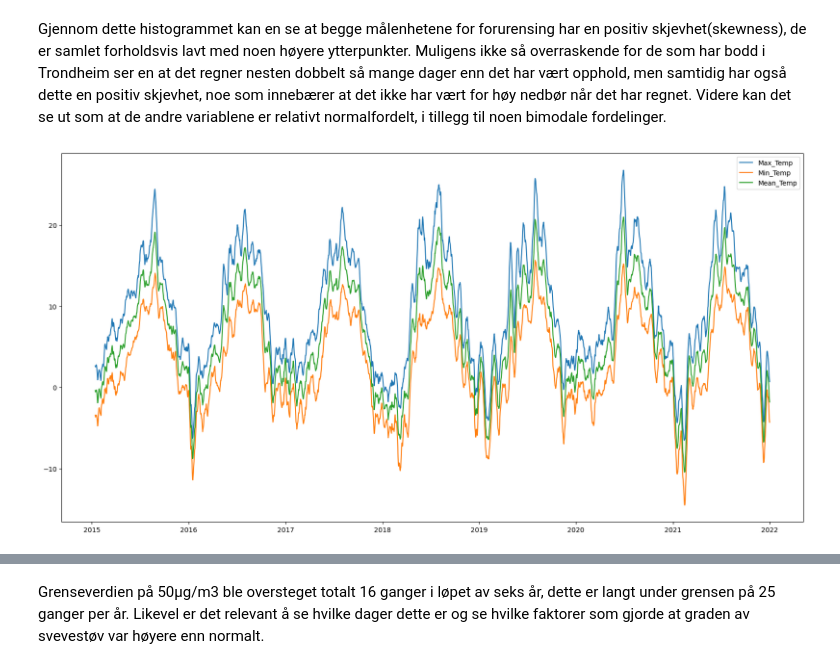
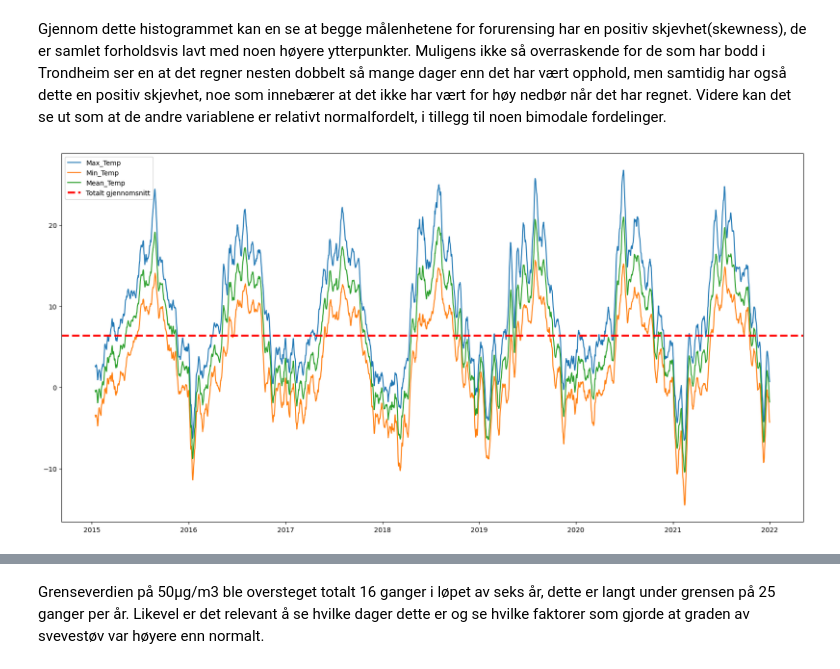
Before and after one commit to vrognaas/MET2010_Prosjektoppgave, a Jupyter notebook: Prosjektoppgave.ipynb, the cells around one changed output, grey strips where cells are left out. Drawn from its saved outputs; the diff is of its cells as text; code cells hidden in the pictures.

```diff
--- a/Prosjektoppgave.ipynb
+++ b/Prosjektoppgave.ipynb
@@ -147,0 +159,32 @@ weather.tail()
+# %%
+veidata_havnegata = veidata_havnegata.loc[(veidata_havnegata['Felt'] == "Totalt")]
+veidata_havnegata = veidata_havnegata[["Dato", "Volum"]]
+veidata_havnegata["Volum"] = veidata_havnegata.Volum.str.replace('-','0')
+veidata_havnegata["Volum"] = veidata_havnegata.Volum.astype("float64")
+veidata_havnegata.set_index("Dato", inplace=True)
+veidata_havnegata.index = pd.to_datetime(veidata_havnegata.index, format="%Y-%m-%d").date
+
+idx = pd.date_range('2015-01-01', '2021-12-31')
+veidata_havnegata = veidata_havnegata.reindex(idx, fill_value=0)
+veidata_havnegata["Volum"].replace(0, np.nan, inplace=True)
+veidata_innherred_saxe = veidata_innherred_saxe.loc[(veidata_innherred_saxe['Felt'] == "Totalt")]
+# %%
+veidata_innherred_saxe = veidata_innherred_saxe[["Dato", "Volum"]]
+veidata_innherred_saxe["Volum"] = veidata_innherred_saxe.Volum.str.replace('-','0')
+veidata_innherred_saxe["Volum"] = veidata_innherred_saxe.Volum.astype("float64")
+veidata_innherred_saxe.set_index("Dato", inplace=True)
+veidata_innherred_saxe.index = pd.to_datetime(veidata_innherred_saxe.index, format="%Y-%m-%d").date
+
+idx = pd.date_range('2015-01-01', '2021-12-31')
+veidata_innherred_saxe = veidata_innherred_saxe.reindex(idx, fill_value=0)
+veidata_innherred_saxe["Volum"].replace(0, np.nan, inplace=True)
+veidata_havnegata.isna().sum()
+oppjusteringsfaktor = veidata_havnegata.Volum.mean()/veidata_innherred_saxe.Volum.mean()
+veidata_havnegata["Volum"].fillna(veidata_innherred_saxe["Volum"]*oppjusteringsfaktor, inplace=True)
+# %%
+
+veidata_havnegata[veidata_havnegata["Volum"].isna()]
+veidata_havnegata["Volum"] = (veidata_havnegata["Volum"].ffill()+veidata_havnegata["Volum"].bfill())/2
+veidata_havnegata["Volum"] = veidata_havnegata["Volum"].round(0).astype("int")
+veidata_havnegata.plot(figsize=(20,10))
+veidata_havnegata.info()
@@ -147,0 +202,2 @@ weather.tail()
+# %%
+weather["Traffic"] = veidata_havnegata["Volum"]
@@ -248,12 +318,12 @@ Gjennom dette histogrammet kan en se at begge målenhetene for forurensing har e
 # %%
 weather_power.Max_Temp.rolling(14).mean().plot(figsize=(20,10))
 weather_power.Min_Temp.rolling(14).mean().plot()
 weather_power.Mean_Temp.rolling(14).mean().plot()
-
+plt.axhline(y=np.nanmean(weather_power.Mean_Temp), color='red', linestyle='--', linewidth=3, label='Totalt gjennomsnitt')
 plt.legend()
 plt.show()
 # %% [output]
-[figure, old version]
+[figure, new version]
 # %%
 weather_power.describe().transpose()
 # %% [output]
```
Also changed, not shown: parts of 25 cells of this notebook, 5 other files.
